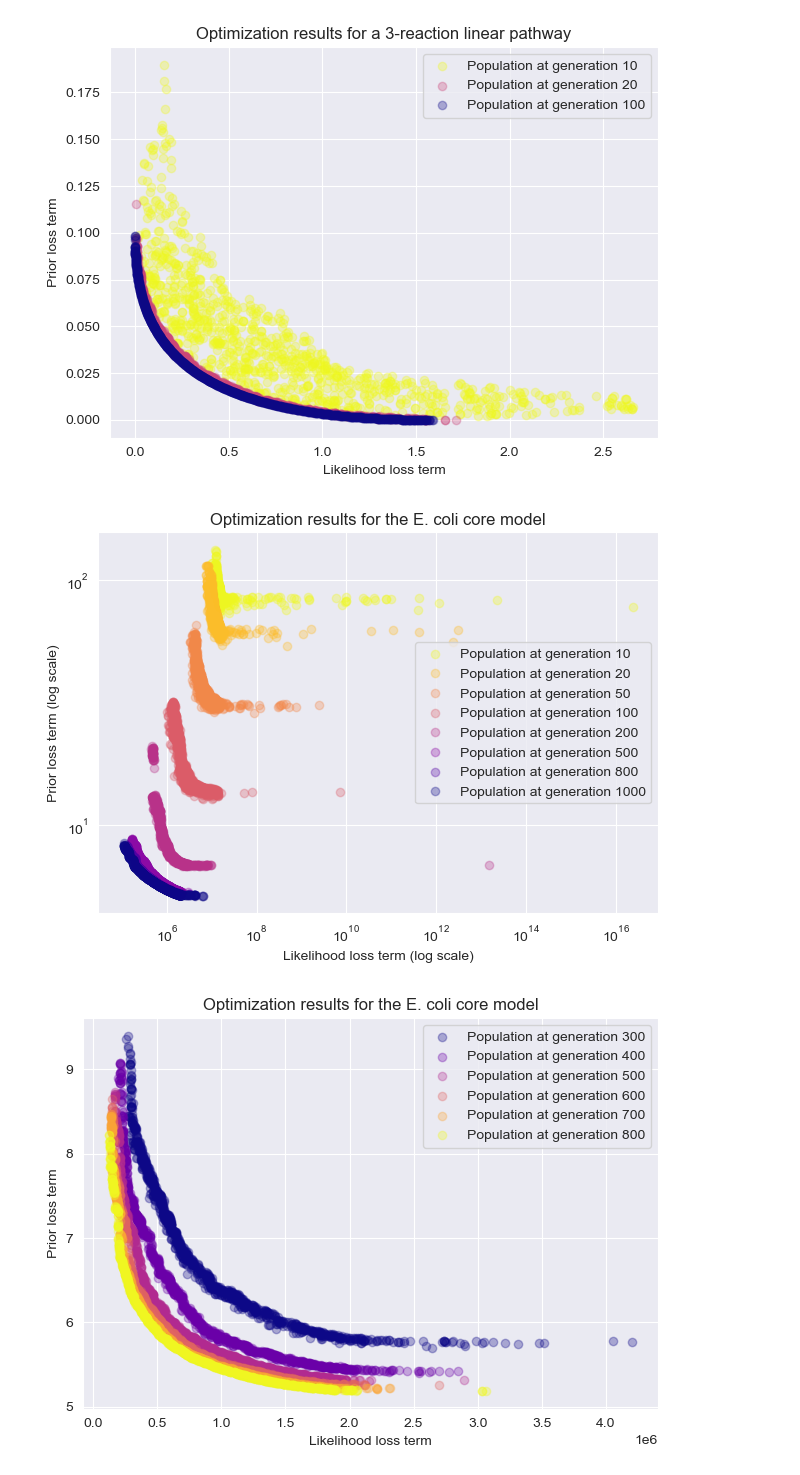
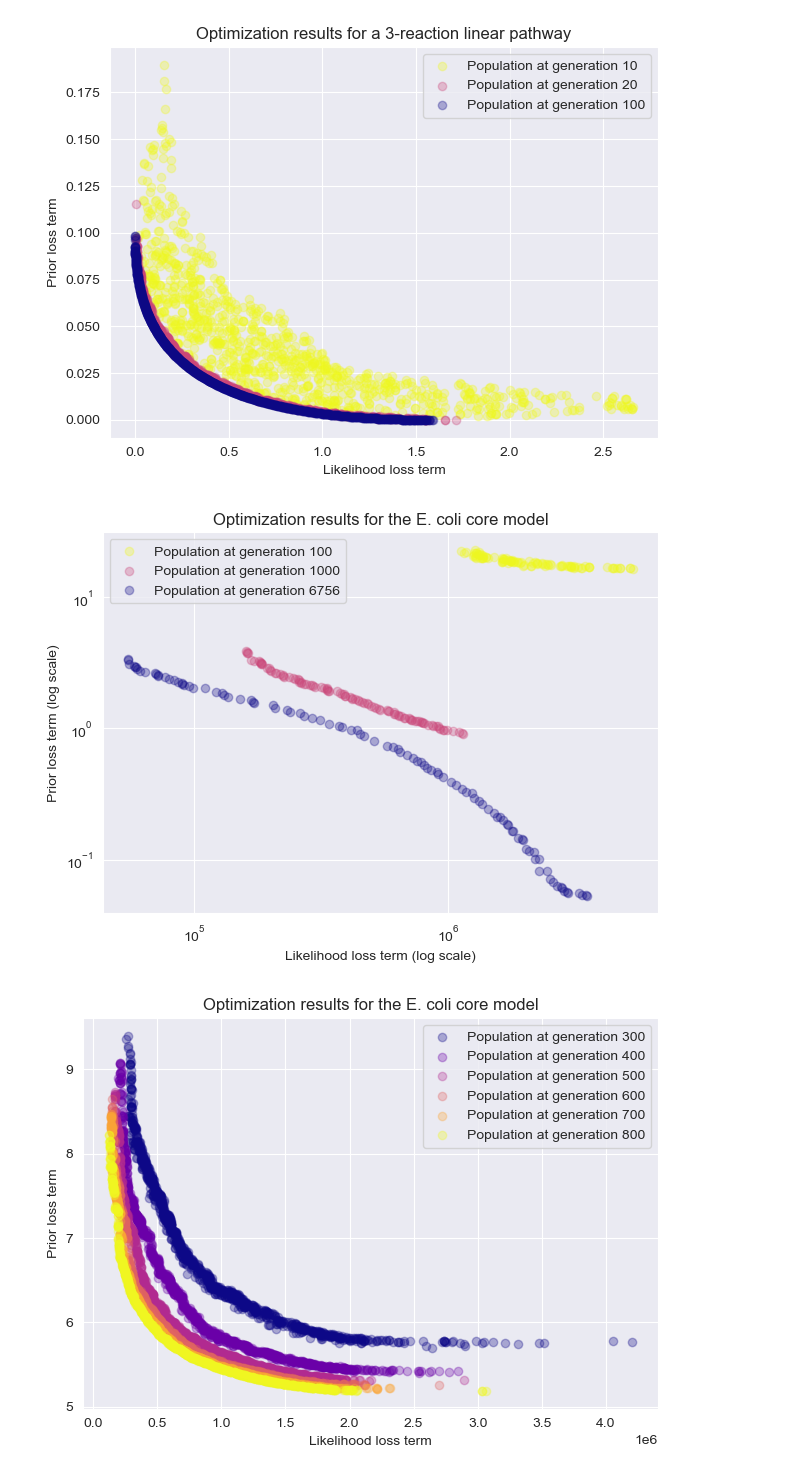
Before and after one commit to albertotonda/evolutionary-optimization-cell-models, a Jupyter notebook: src/plot_figures.ipynb, the cells around one changed output. Drawn from its saved outputs; the diff is of its cells as text; code cells hidden in the pictures.

```diff
--- a/src/plot_figures.ipynb
+++ b/src/plot_figures.ipynb
@@ -226,33 +232,37 @@ plt.savefig(os.path.join(small_model_folder, "pareto-fronts.png"), dpi=300)
 # %%
 # now, for plotting the results of the big model, there is an issue: some of the values for the objectives
 # are so large that they completely screw up the axis scales
-big_model_folder = "../local/2024-11-12-15-51-50-cell-model-big-optimization"
-generations_to_load = ["10", "20", "50", "100", "200", "300", "400", "500", "600", "700", "800", "949"]
-generations_to_plot = ["10", "20", "50", "100", "200", "500", "800", "949"]
+#big_model_folder = "../local/2024-11-12-15-51-50-cell-model-big-optimization"
+#generations_to_load = ["10", "20", "50", "100", "200", "300", "400", "500", "600", "700", "800", "949"]
+#generations_to_plot = ["10", "20", "50", "100", "200", "500", "800", "949"]
+
+big_model_folder = "../local/2025-01-23-big-model-server-seeding"
+generations_to_load = ["10", "100", "1000", "6756"]
+generations_to_plot = ["100", "1000", "6756"]
 
 dfs = {g : pd.read_csv(os.path.join(big_model_folder, "42-population-generation-%s.csv" % g))
        for g in generations_to_load}
 
 fig, ax = plt.subplots()
 cmap = plt.cm.plasma_r # reversed colormap
 
 for i, g in enumerate(generations_to_plot) :
     color = cmap(i / (len(generations_to_plot) - 1))
     ax.scatter(dfs[g]["fitness_1"].values, dfs[g]["fitness_2"].values,
                alpha=0.3, color=color, label="Population at generation %s" % (g if g != "949" else "1000"))
 
 ax.set_xscale('log')
 ax.set_yscale('log')
 
 ax.set_xlabel("Likelihood loss term (log scale)")
 ax.set_ylabel("Prior loss term (log scale)")
 ax.set_title("Optimization results for the E. coli core model")
 ax.legend(loc='best')
 
 fig.tight_layout()
 plt.savefig(os.path.join(big_model_folder, "pareto-fronts.png"), dpi=300)
 # %% [output]
-[figure, old version]
+[figure, new version]
 # %%
 # zoom in on the last generations
 zoom_in_generations = ["300", "400", "500", "600", "700", "800"]
```
Also changed, not shown: parts of 5 cells of this notebook.
